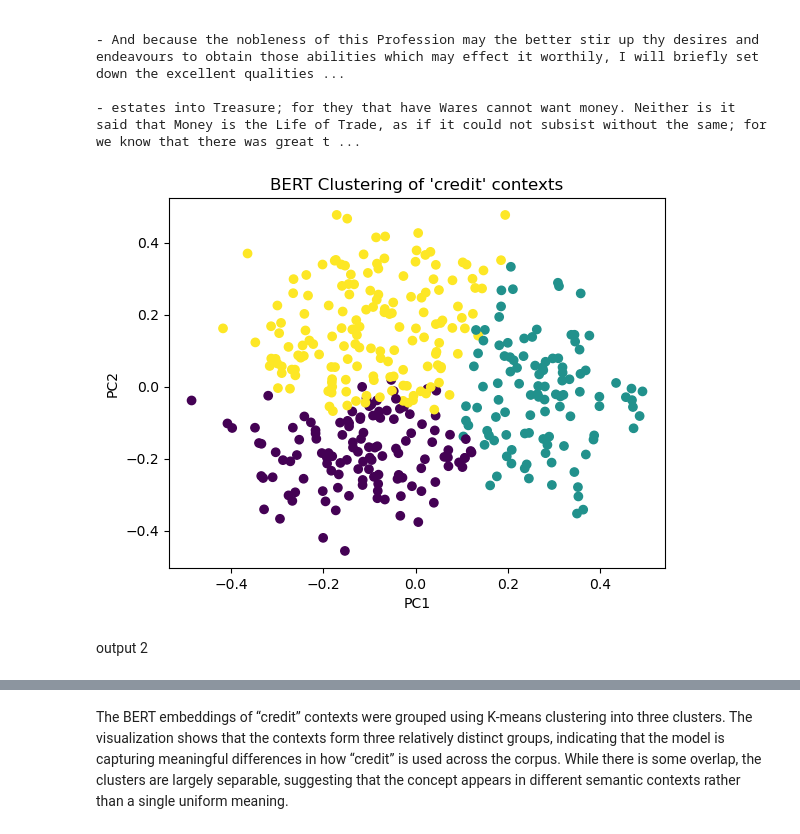
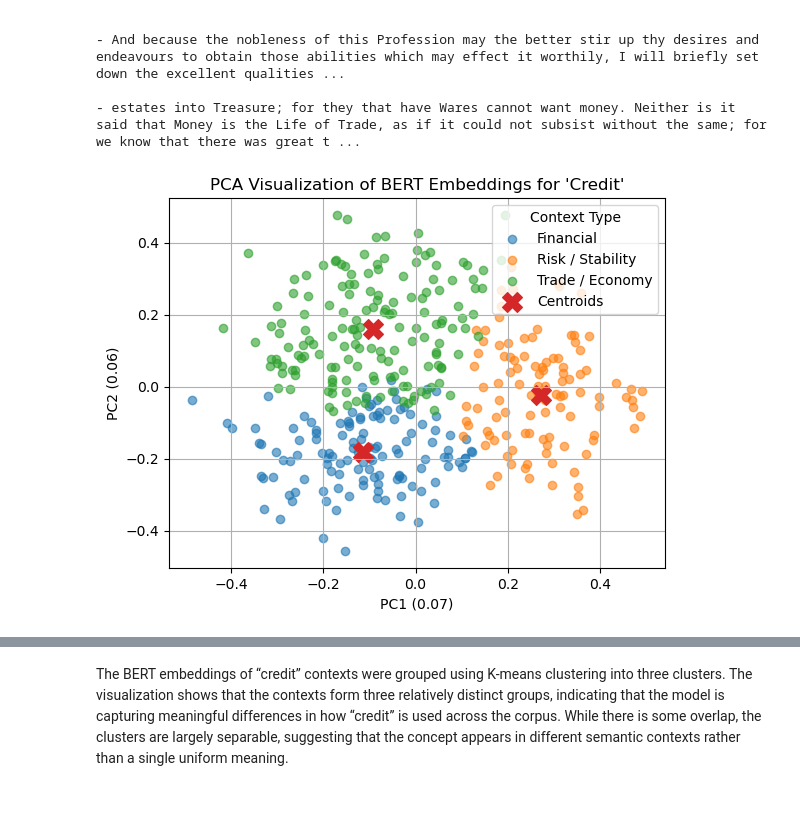
Before and after one commit to sejal-jagtap/text_as_data, a Jupyter notebook: tad_final_project.ipynb, the cells around one changed output, grey strips where cells are left out. Drawn from its saved outputs; the diff is of its cells as text; code cells hidden in the pictures; blank space fills up the shorter version.

```diff
--- a/tad_final_project.ipynb
+++ b/tad_final_project.ipynb
@@ -338,16 +321,51 @@ Cluster 1
 
 - estates into Treasure; for they that have Wares cannot want money. Neither is it said that Money is the Life of Trade, as if it could not subsist without the same; for we know that there was great t ...
 # %%
+#  Reduce dimensions
 pca = PCA(n_components=2)
 reduced = pca.fit_transform(embeddings)
 
+#  Define cluster names (adjust if needed)
+cluster_names = {
+    0: "Financial",
+    1: "Risk / Stability",
+    2: "Trade / Economy"
+}
+
+clusters = np.unique(labels)
+
+#  Plot
 plt.figure()
-plt.scatter(reduced[:,0], reduced[:,1], c=labels)
-plt.title("BERT Clustering of 'credit' contexts")
-plt.xlabel("PC1")
-plt.ylabel("PC2")
+
+for cluster in clusters:
+    idx = labels == cluster
+    plt.scatter(
+        reduced[idx, 0],
+        reduced[idx, 1],
+        alpha=0.6,
+        label=cluster_names.get(cluster, f"Cluster {cluster}")
+    )
+
+#  Plot cluster centroids
+centers = pca.transform(kmeans.cluster_centers_)
+plt.scatter(
+    centers[:, 0],
+    centers[:, 1],
+    marker='X',
+    s=200,
+    label="Centroids"
+)
+
+# Labels with explained variance
+plt.xlabel(f"PC1 ({pca.explained_variance_ratio_[0]:.2f})")
+plt.ylabel(f"PC2 ({pca.explained_variance_ratio_[1]:.2f})")
+
+# Title + legend
+plt.title("PCA Visualization of BERT Embeddings for 'Credit'")
+plt.legend(title="Context Type")
+
+plt.grid()
+
 plt.show()
 # %% [output]
-[figure, old version]
+[figure, new version]
-# %% [markdown]
-output 2
```
Also changed, not shown: parts of 5 cells of this notebook.
